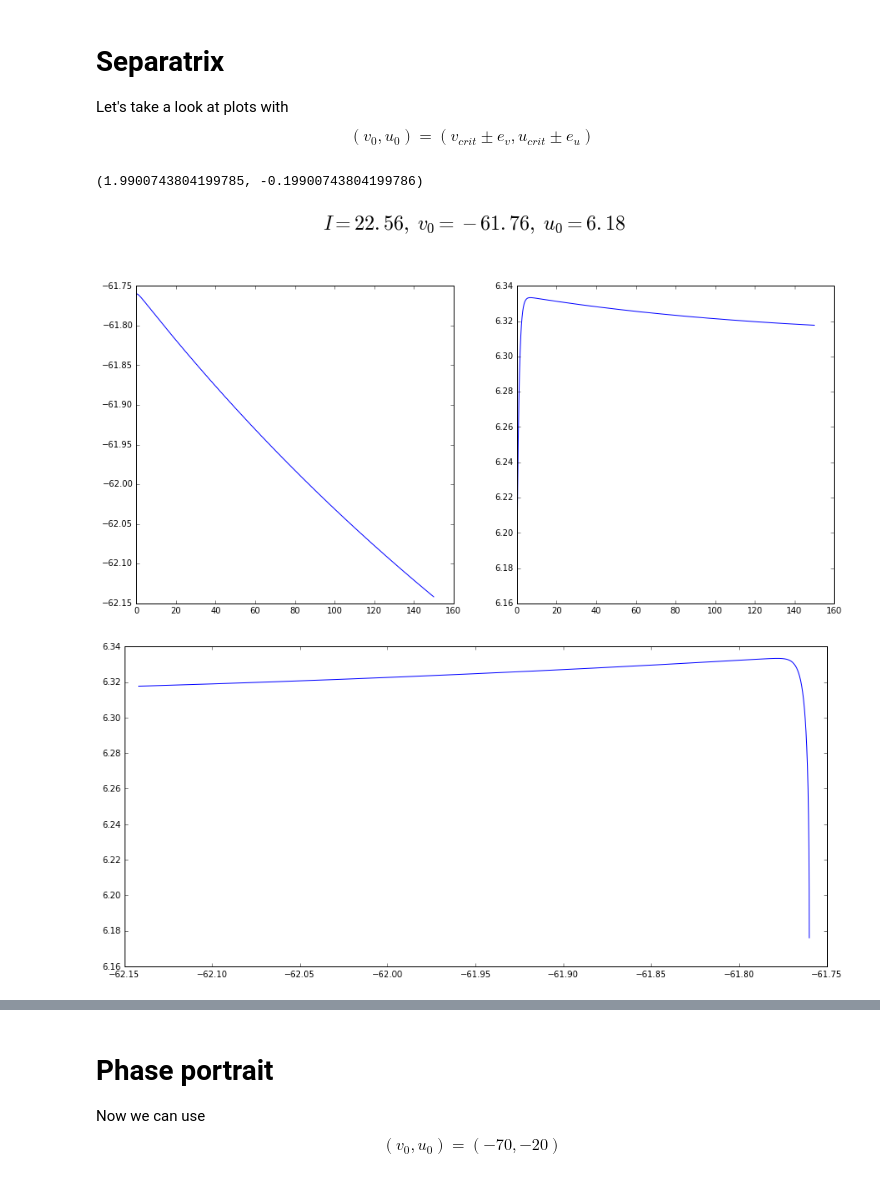
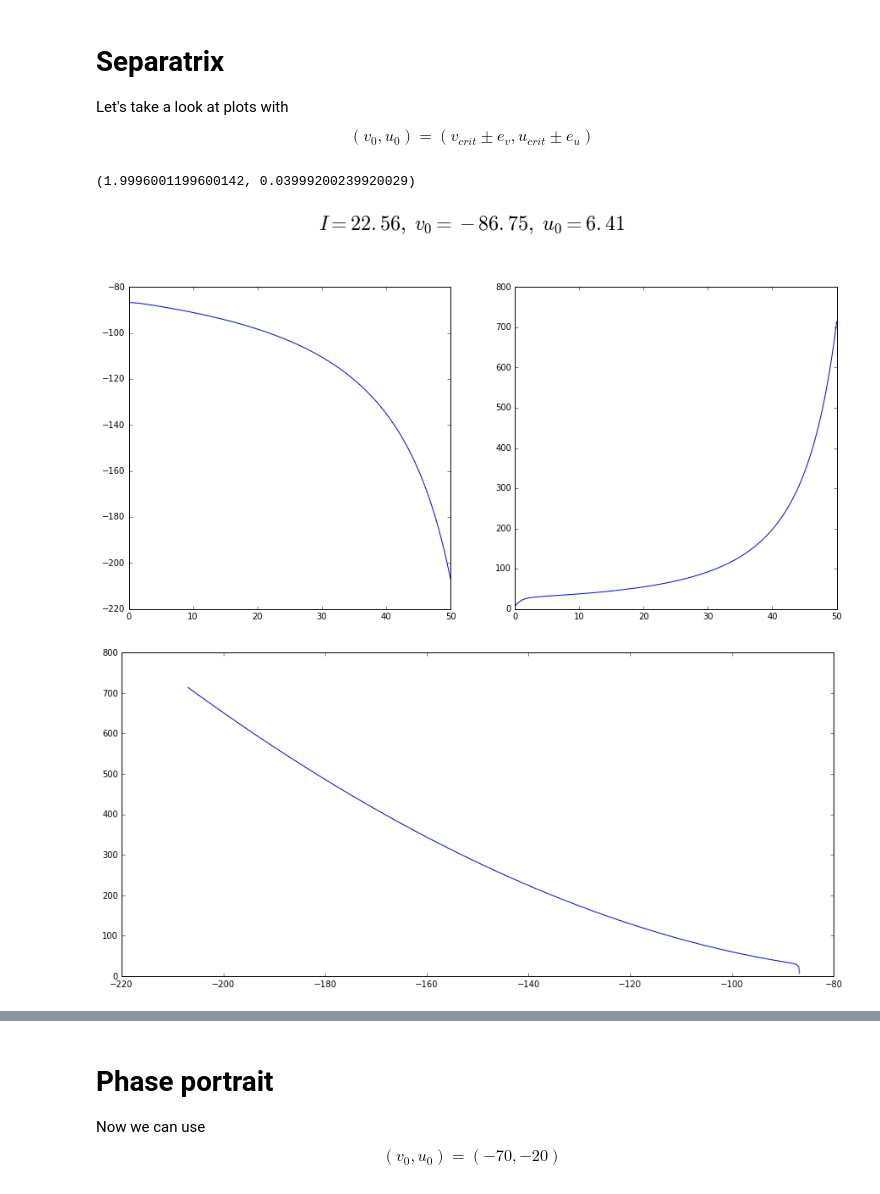
Before and after one commit to char-lie/physical-informatics, a Jupyter notebook: Lab4/lab4.ipynb, the cells around one changed output, grey strips where cells are left out. Cells and saved outputs as stored; diff of their text form; code cells hidden in the pictures.

Commit message:
Achieved good plots with right eigenvectors

```diff
--- a/Lab4/lab4.ipynb
+++ b/Lab4/lab4.ipynb
@@ -5,7 +5,7 @@ import matplotlib.pyplot as plt
 import pylab
 pylab.rcParams['figure.figsize'] = (15.0, 15.0)
 # %%
-T = 150.
+T = 50.
 dt = 1E-3
 N = int(T/dt)
 TIME = np.linspace(0, T, N)
@@ -91,4 +91,4 @@ I_critical = ((k[1] - b)**2) / (4 * k[0]) - k[2]; I_critical
 # %% [output]
 22.56249999999997
 # %%
-v_critical = (b - k[1]) / (2 * k[0])
+v_critical = (b - k[1]) / (2 * k[0]); v_critical
@@ -95,2 +97,2 @@ v_critical = (b - k[1]) / (2 * k[0])
 # %%
-u_critical = b * v_critical
+u_critical = b * v_critical; u_critical
@@ -333,16 +337,16 @@ Let's take a look at plots with
 $$\left( v_0, u_0 \right) = \left( v_{crit} \pm e_v, u_{crit} \pm e_u \right)$$
 # %%
 multiplier = 2.
-delta_v = multiplier * e_x_[0]
-delta_u_unstable = multiplier * e_y_[0]
+delta_v = multiplier * e_x_[1]
+delta_u_unstable = multiplier * e_y_[1]
 delta_v, delta_u_unstable
 # %% [output]
-(1.9900743804199785, -0.19900743804199786)
+(1.9996001199600142, 0.03999200239920029)
 # %%
-get_plot(I_critical, (v_critical + delta_v, u_critical + delta_u_unstable))
+get_plot(I_critical, (v_critical + delta_v - 25, u_critical + delta_u_unstable))
 # %% [output]
-[figure, old version]
+[figure, new version]
-[figure, old version]
+[figure, new version]
 # %%
 get_plot(I_critical, (v_critical - delta_v, u_critical - delta_u_unstable))
 # %% [output]
```
Also changed, not shown: parts of 7 cells of this notebook.
